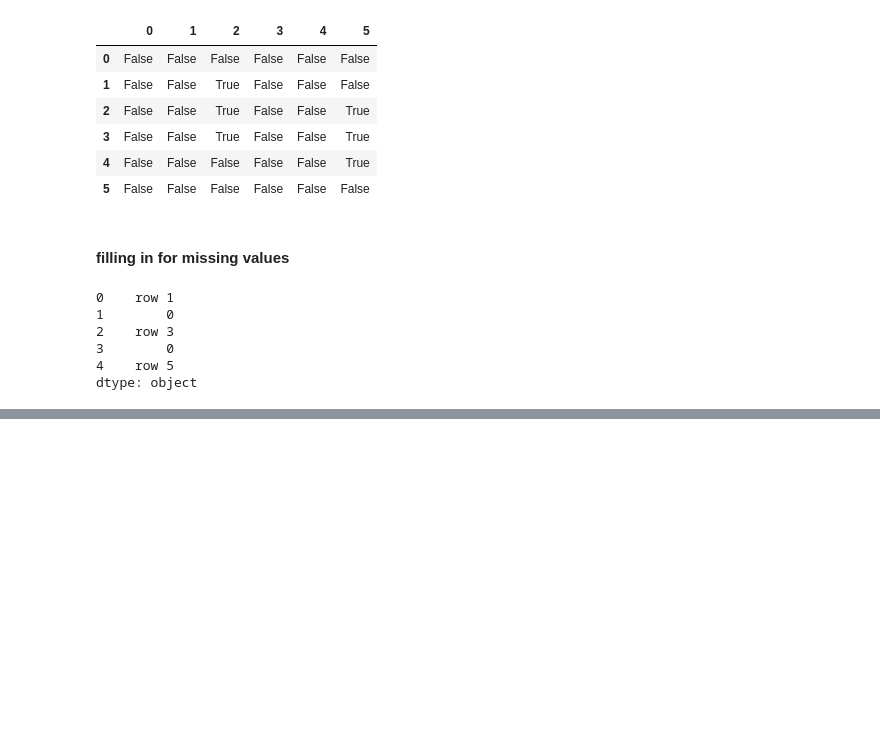
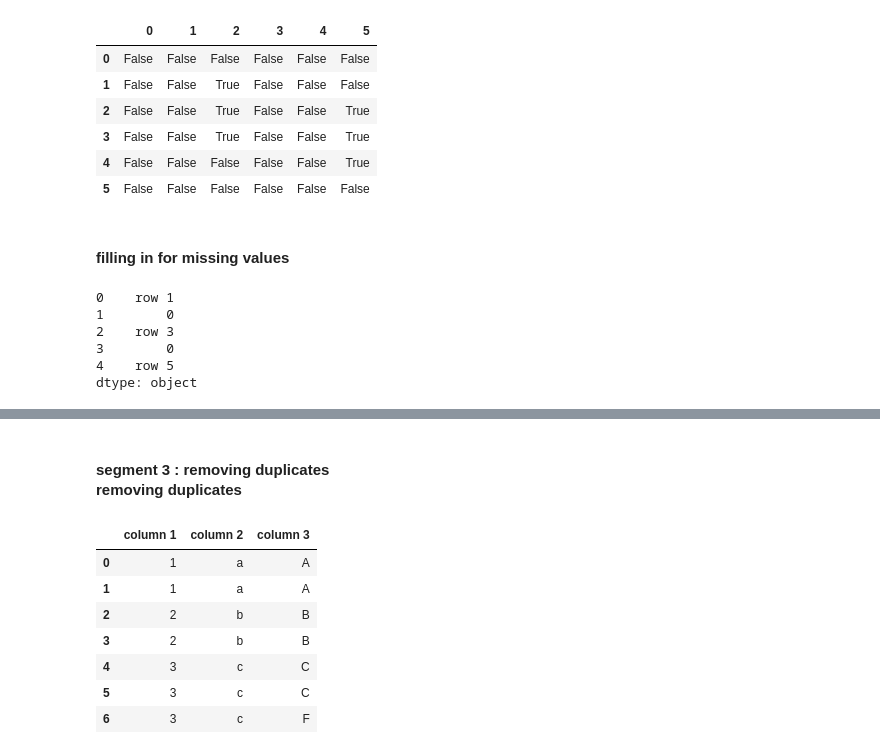
Before and after one commit to jinniethepooh/nlp, a Jupyter notebook: linkedin/basic_data_prep.ipynb, the cells around one changed output, grey strips where cells are left out. Cells and saved outputs as stored; diff of their text form; code cells hidden in the pictures; blank space fills up the shorter version.

```diff
--- a/linkedin/basic_data_prep.ipynb
+++ b/linkedin/basic_data_prep.ipynb
@@ -301,0 +392,22 @@ filled_df_obj
+# %% [markdown]
+<h4>segment 3 : removing duplicates<br>
+removing duplicates</h4>
+# %%
+# DataFrame
+# crete duplicated dataframe
+
+duplicated_df_obj = DataFrame({
+	'column 1': [1, 1, 2, 2, 3 ,3, 3],
+	'column 2': ['a', 'a', 'b', 'b', 'c', 'c', 'c'],
+	'column 3': ['A', 'A', 'B', 'B', 'C', 'C', 'F']
+})
+duplicated_df_obj
+# %% [output]
+|  | column 1 | column 2 | column 3 |
+| 0 | 1 | a | A |
+| 1 | 1 | a | A |
+| 2 | 2 | b | B |
+| 3 | 2 | b | B |
+| 4 | 3 | c | C |
+| 5 | 3 | c | C |
+| 6 | 3 | c | F |
```
Also changed, not shown: parts of 19 cells of this notebook.
